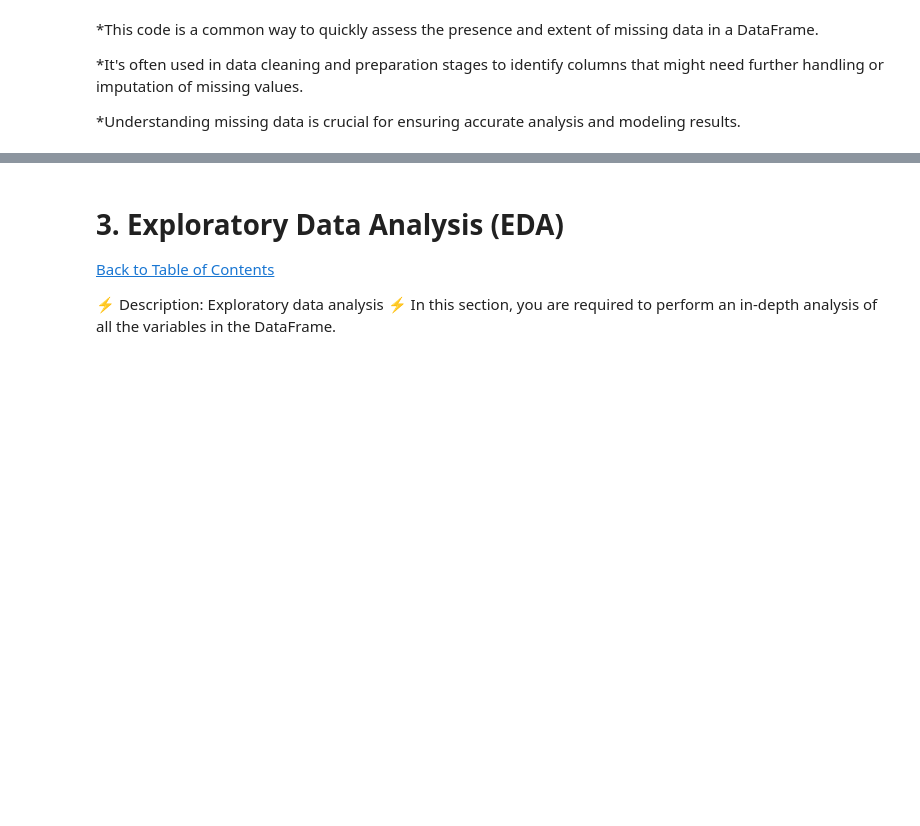
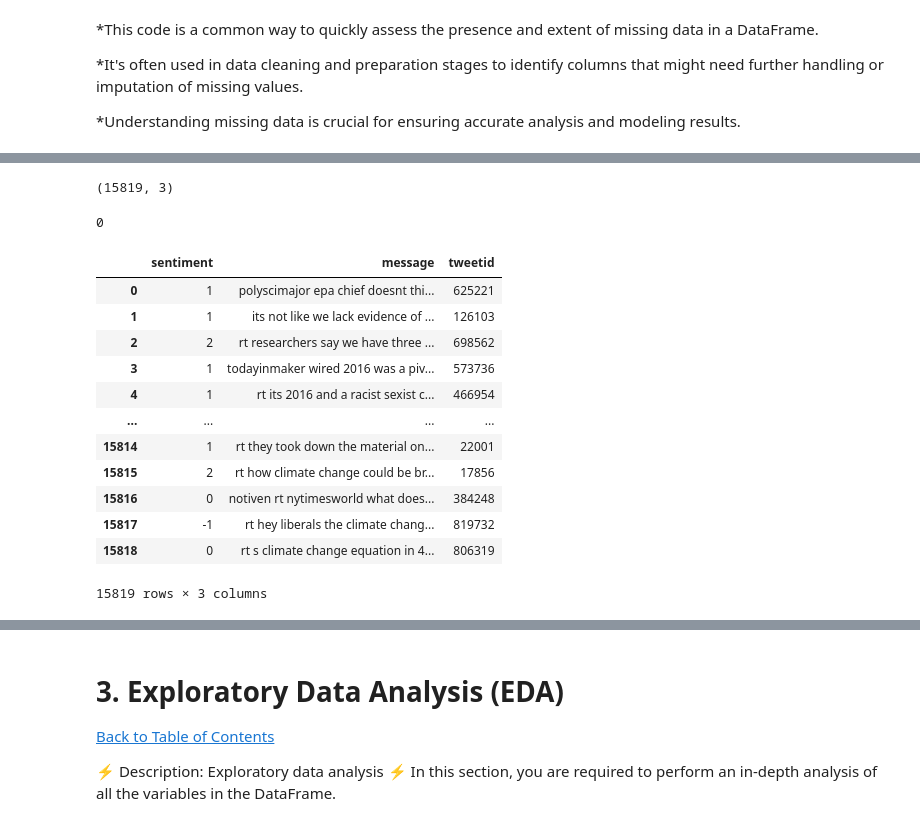
Before and after one commit to Thato-rabodiba/NM_1-Coders, a Jupyter notebook: NM_1 CLASSIFICATION PREDICT.ipynb, the cells around one changed output, grey strips where cells are left out. Drawn from its saved outputs; the diff is of its cells as text; code cells hidden in the pictures; blank space fills up the shorter version.

```diff
--- a/NM_1 CLASSIFICATION PREDICT.ipynb
+++ b/NM_1 CLASSIFICATION PREDICT.ipynb
@@ -171,0 +209,22 @@ dtype: int64
+# %%
+import re
+
+def clean_tweet(twts):
+    ''' This function takes a array, list or series like objects containing tweets
+        and replace all with empty pace, and convert to lower case
+    '''
+
+    # to convert to lower case
+    twts = twts.lower()
+
+
+    # Remove mentions (e.g., @username)
+    twts = re.sub(r'@[A-Za-z0-9_]+', '', twts)
+
+    # Remove URLs (e.g., https://example.com)
+    twts = re.sub(r'http[s]?://(?:[A-Za-z]|[0-9]|[$-_@.&+]|[!*\(\),]|(?:%[0-9A-Fa-f][0-9A-Fa-f]))+', '', twts)
+
+    # Remove punctuation marks
+    twts = re.sub(r'[^\w\s]', '', twts)
+
+    return twts
@@ -171,0 +259,27 @@ dtype: int64
+# %%
+df.shape
+# %% [output]
+(15819, 3)
+# %%
+# check for duplicate row in the data frame
+
+df.duplicated().sum()
+# %% [output]
+0
+# %%
+with pd.option_context('display.max_colwidth', None):
+  display(df)
+# %% [output]
+|  | sentiment | message | tweetid |
+| 0 | 1 | polyscimajor epa chief doesnt thi... | 625221 |
+| 1 | 1 | its not like we lack evidence of ... | 126103 |
+| 2 | 2 | rt researchers say we have three ... | 698562 |
+| 3 | 1 | todayinmaker wired 2016 was a piv... | 573736 |
+| 4 | 1 | rt its 2016 and a racist sexist c... | 466954 |
+| ... | ... | ... | ... |
+| 15814 | 1 | rt they took down the material on... | 22001 |
+| 15815 | 2 | rt how climate change could be br... | 17856 |
+| 15816 | 0 | notiven rt nytimesworld what does... | 384248 |
+| 15817 | -1 | rt hey liberals the climate chang... | 819732 |
+| 15818 | 0 | rt s climate change equation in 4... | 806319 |
+15819 rows × 3 columns
```
Also changed, not shown: parts of 25 cells of this notebook.
